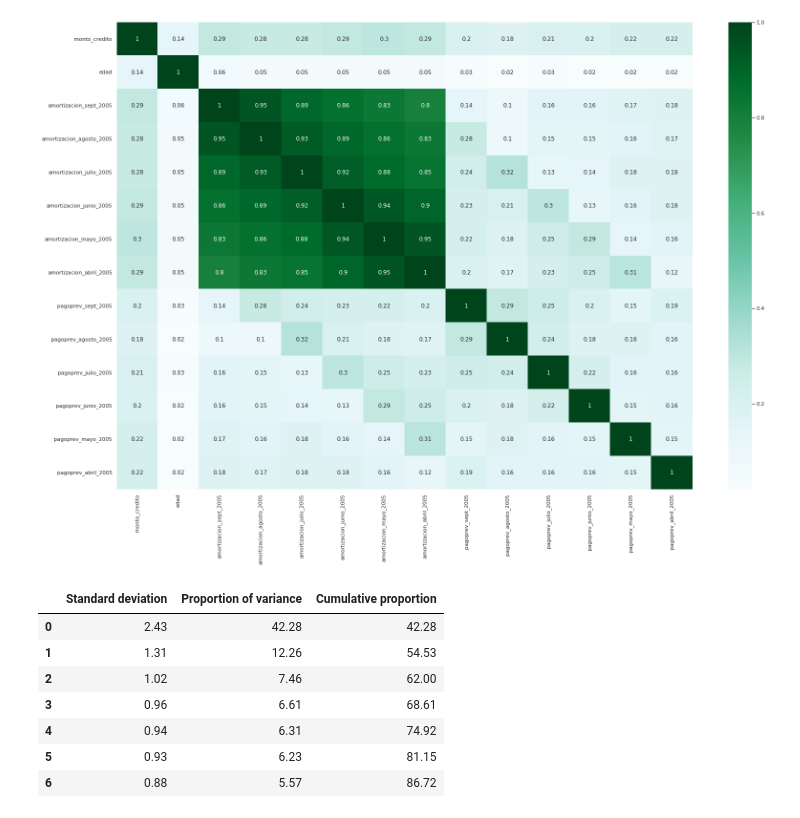
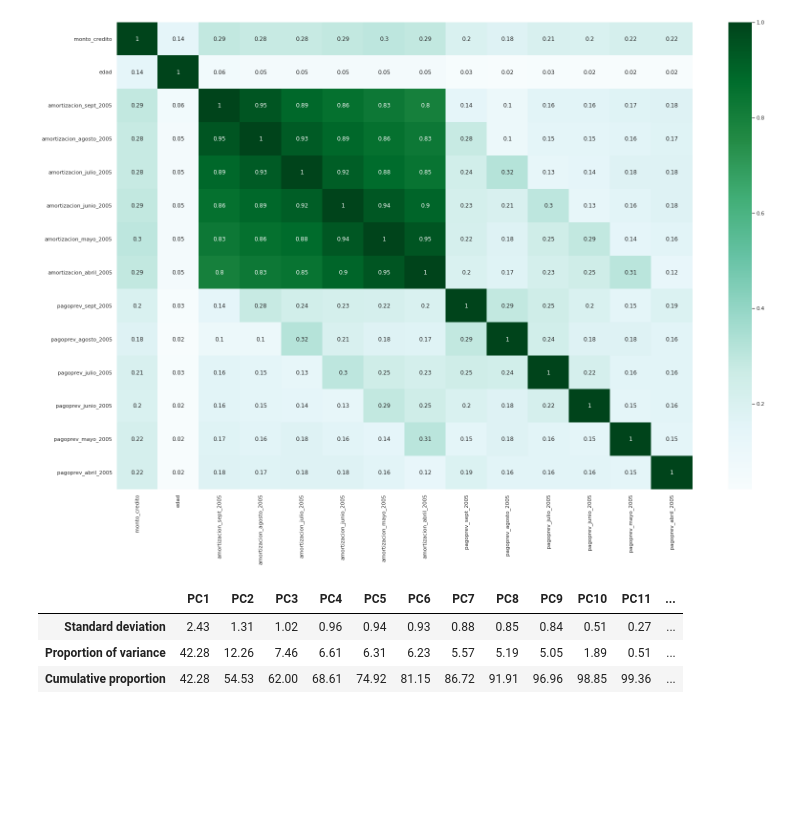
Before and after one commit to PosgradoMNA/actividades-del-projecto-equipo-9, a Jupyter notebook: Actividad_Semana4_Equipo_9.ipynb, the cells around one changed output. Cells and saved outputs as stored; diff of their text form; code cells hidden in the pictures; blank space fills up the shorter version.

```diff
--- a/Actividad_Semana4_Equipo_9.ipynb
+++ b/Actividad_Semana4_Equipo_9.ipynb
@@ -144,22 +161,18 @@ plt.show()
 # %% [output]
 [figure]
 # %%
-pcs = PCA(.85)
-pcs.fit(df_transformed)
-pcsSummary = pd.DataFrame({'Standard deviation': np.round(np.sqrt(pcs.explained_variance_), 2),
-                          'Proportion of variance': np.round(pcs.explained_variance_ratio_ * 100, 2),
-                          'Cumulative proportion': np.round(np.cumsum(pcs.explained_variance_ratio_) * 100, 2)
+pca = PCA()
+pca.fit(df_transformed)
+pcaSummary = pd.DataFrame({'Standard deviation': np.round(np.sqrt(pca.explained_variance_), 2),
+                          'Proportion of variance': np.round(pca.explained_variance_ratio_ * 100, 2),
+                          'Cumulative proportion': np.round(np.cumsum(pca.explained_variance_ratio_) * 100, 2)
                           })
 
-#pcs_labels = [f'PC{i + 1}' for i in range(len(df_transformed.columns))]
-#pcsSummary.index = pcs_labels
-pcsSummary
+pcaSummary = pcaSummary.transpose()
+pcaSummary.columns = ['PC{}'.format(i) for i in range(1, len(pcaSummary.columns) + 1)]
+pcaSummary
 # %% [output]
-|  | Standard deviation | Proportion of variance | Cumulative proportion |
-| 0 | 2.43 | 42.28 | 42.28 |
-| 1 | 1.31 | 12.26 | 54.53 |
-| 2 | 1.02 | 7.46 | 62.00 |
-| 3 | 0.96 | 6.61 | 68.61 |
-| 4 | 0.94 | 6.31 | 74.92 |
-| 5 | 0.93 | 6.23 | 81.15 |
-| 6 | 0.88 | 5.57 | 86.72 |
+|  | PC1 | PC2 | PC3 | PC4 | PC5 | PC6 | PC7 | PC8 | PC9 | PC10 | PC11 | ... |
+| Standard deviation | 2.43 | 1.31 | 1.02 | 0.96 | 0.94 | 0.93 | 0.88 | 0.85 | 0.84 | 0.51 | 0.27 | ... |
+| Proportion of variance | 42.28 | 12.26 | 7.46 | 6.61 | 6.31 | 6.23 | 5.57 | 5.19 | 5.05 | 1.89 | 0.51 | ... |
+| Cumulative proportion | 42.28 | 54.53 | 62.00 | 68.61 | 74.92 | 81.15 | 86.72 | 91.91 | 96.96 | 98.85 | 99.36 | ... |
```
Also changed, not shown: parts of 7 cells of this notebook.
